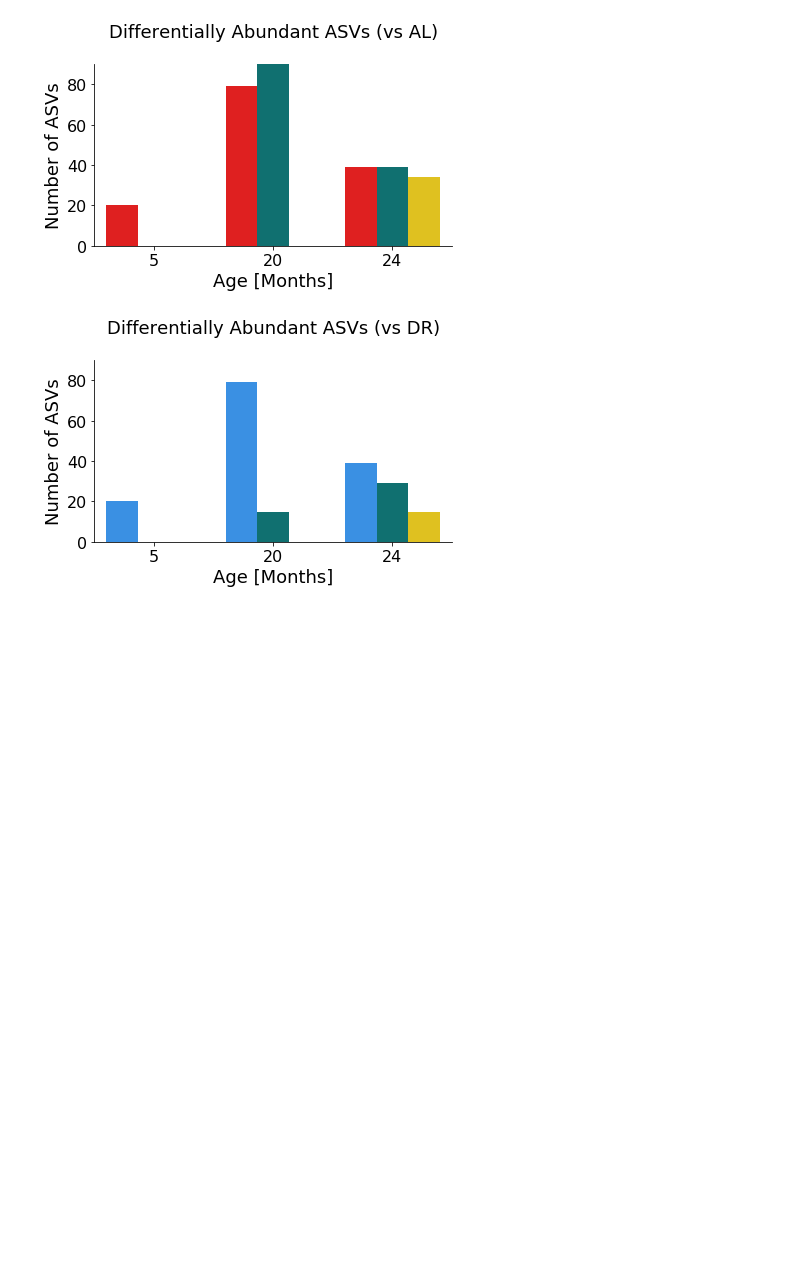
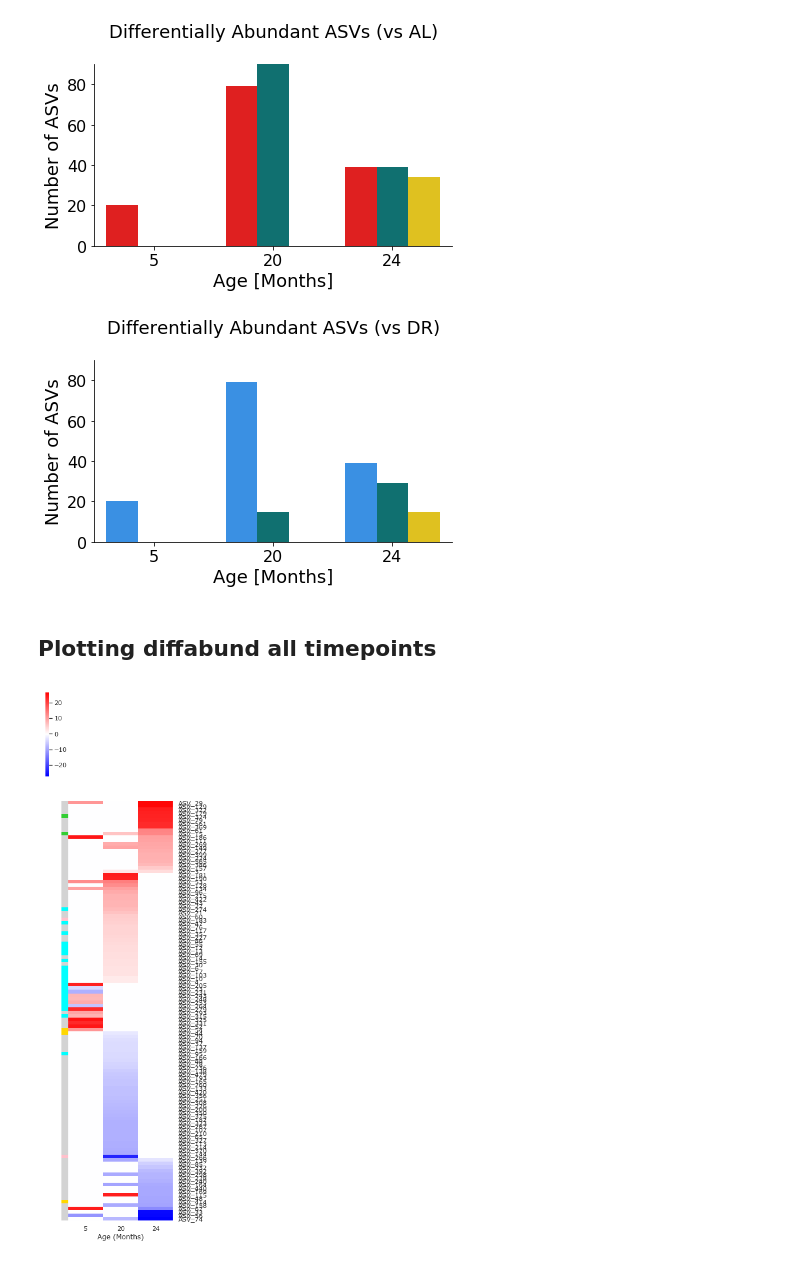
Before and after one commit to carolinamonzo/CM_16S_cross-sectionalF245, a Jupyter notebook: scripts/Num_DiffAb_ASVs.ipynb, the cells around one changed output. Drawn from its saved outputs; the diff is of its cells as text; code cells hidden in the pictures; blank space fills up the shorter version.

Commit message:
doing logFC plot independent timepoints

```diff
--- a/scripts/Num_DiffAb_ASVs.ipynb
+++ b/scripts/Num_DiffAb_ASVs.ipynb
@@ -129,3 +129,34 @@ else:
     plt.show()
 # %% [output]
 [figure]
+# %% [markdown]
+## Plotting diffabund all timepoints
+# %%
+dfpl = mer.loc[:, ["Months", "log2FoldChange", "OTU"]].pivot_table(index = "OTU",
+                    columns = "Months", values = "log2FoldChange")
+dfpl.fillna(0, inplace = True)
+# %%
+batches2 = pd.Series(list(mer["Phylum"]), index = list(mer["OTU"]))
+lut = dict(zip(["Firmicutes", "Bacteroidetes", "Actinobacteria", "Tenericutes", "Deferribacteres",
+               "Proteobacteria", "Cyanobacteria", "Patescibacteria"],
+    ["lightgray", "cyan", "gold", "limegreen", "purple", "pink", "orange", "darkolivegreen"]))
+
+col_batch = batches2.map(lut)
+# %%
+sns.set(font="Verdana")
+g = sns.clustermap(dfpl[dfpl.index.isin(list(mer["OTU"]))].sort_values(by = [24, 20], ascending = False),
+                   cmap = 'bwr', center = 0, col_cluster = False, row_cluster = False,
+               figsize = [4, 17], yticklabels = True, row_colors = col_batch)
+#g.cax.set_position([1.2, .5, .03, .2])
+g.ax_heatmap.set_xlabel("Age (Months)")
+g.ax_heatmap.set_ylabel("")
+g.ax_heatmap.tick_params(right=False, bottom = False)
+
+matplotlib.rcParams['pdf.fonttype'] = 42
+
+if run_type != "dry":
+    plt.savefig(f"{path}/heatmap_logFC_{new_day}.pdf", bbox_inches='tight')
+else:
+    plt.show()
+# %% [output]
+[figure, added]
```
Also changed, not shown: parts of 6 cells of this notebook.
